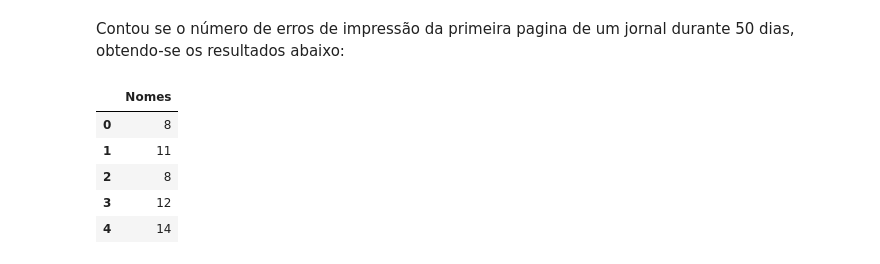
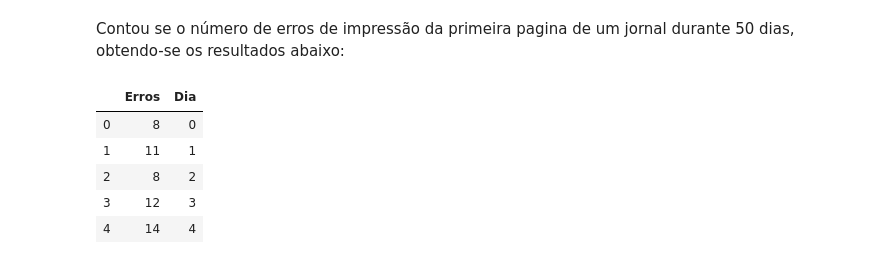
Before and after one commit to nilberthsouza/Businessinteligence, a Jupyter notebook: Exercicios_Livro_Bussab.ipynb, the cells around one changed output. Saved outputs shown, nothing was run; the diff lists cells and outputs as text; code cells hidden in the pictures.

```diff
--- a/Exercicios_Livro_Bussab.ipynb
+++ b/Exercicios_Livro_Bussab.ipynb
@@ -3,19 +3,19 @@ Contou se o número de erros de impressão da primeira pagina de um jornal duran
 # %%
 import pandas as pd
 import numpy as np
 import matplotlib.pyplot as plt
 import seaborn as sns
 
 
 erros = [8, 11, 8, 12, 14, 13, 11, 14, 14, 15, 6, 10, 14, 19, 6, 12, 7, 5, 8, 8, 10, 16, 10, 12, 12, 8, 11, 6, 7, 12, 7, 10, 14, 5, 12, 7, 9, 12, 11, 9, 14, 8, 14, 8, 12, 10, 12, 22, 7, 15]
-indice = [i for i in range(len(erros))]
-dfe = pd.DataFrame({"Nomes":erros})
+dias = [i for i in range(len(erros))]
+dfe = pd.DataFrame({"Erros":erros,"Dia":dias})
 
 dfe.head()
 # %% [output]
-|  | Nomes |
-| 0 | 8 |
-| 1 | 11 |
-| 2 | 8 |
-| 3 | 12 |
-| 4 | 14 |
+|  | Erros | Dia |
+| 0 | 8 | 0 |
+| 1 | 11 | 1 |
+| 2 | 8 | 2 |
+| 3 | 12 | 3 |
+| 4 | 14 | 4 |
```
Also changed, not shown: parts of 6 cells of this notebook.
